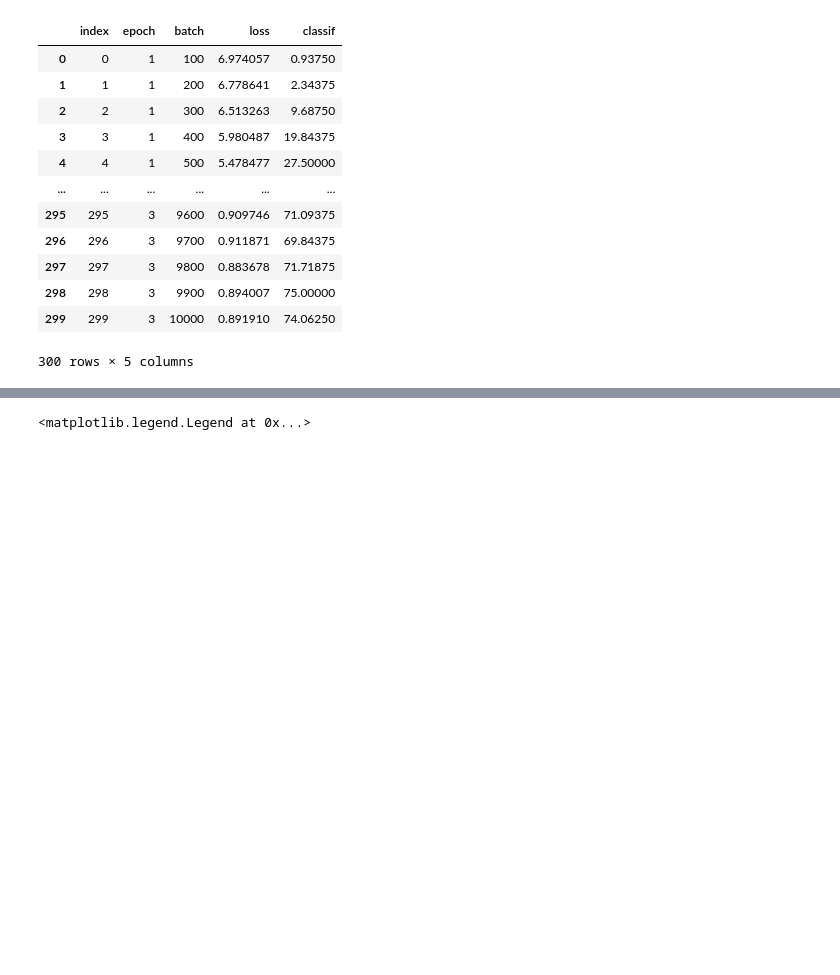
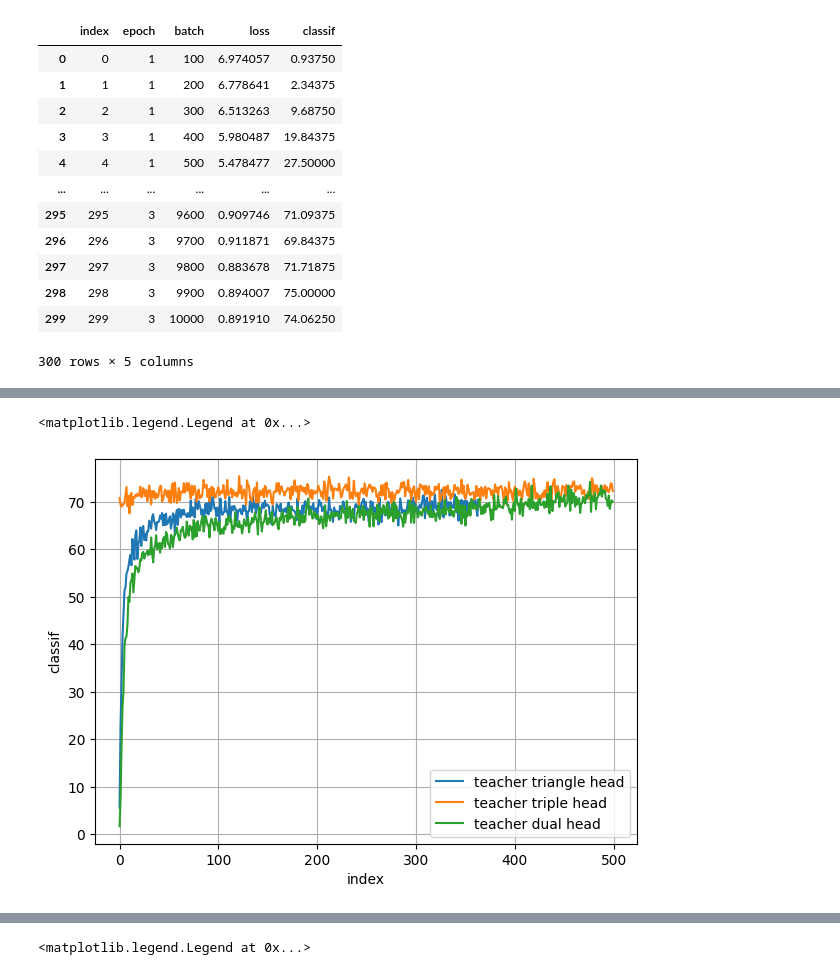
Before and after one commit to gdbmanu/S3C, a Jupyter notebook: notebooks/03_results_analysis.ipynb, the cells around one changed output, grey strips where cells are left out. Cells and saved outputs as stored; diff of their text form; code cells hidden in the pictures; blank space fills up the shorter version.

```diff
--- a/notebooks/03_results_analysis.ipynb
+++ b/notebooks/03_results_analysis.ipynb
@@ -225,0 +346,14 @@ plt.legend()
+# %%
+plt.figure(figsize=(7,5))
+
+
+sns.lineplot(teacher_triangle_head_df, x='index', y='classif', label='teacher triangle head', alpha = 1)
+sns.lineplot(teacher_triple_head_df, x='index', y='classif', label='teacher triple head', alpha = 1)
+sns.lineplot(teacher_dual_head_df, x='index', y='classif', label='teacher dual head', alpha = 1)
+
+plt.grid()
+
+plt.legend()
+# %% [output]
+<matplotlib.legend.Legend at 0x...>
+[figure, added]
```
Also changed, not shown: parts of 11 cells of this notebook, 1 other file.
